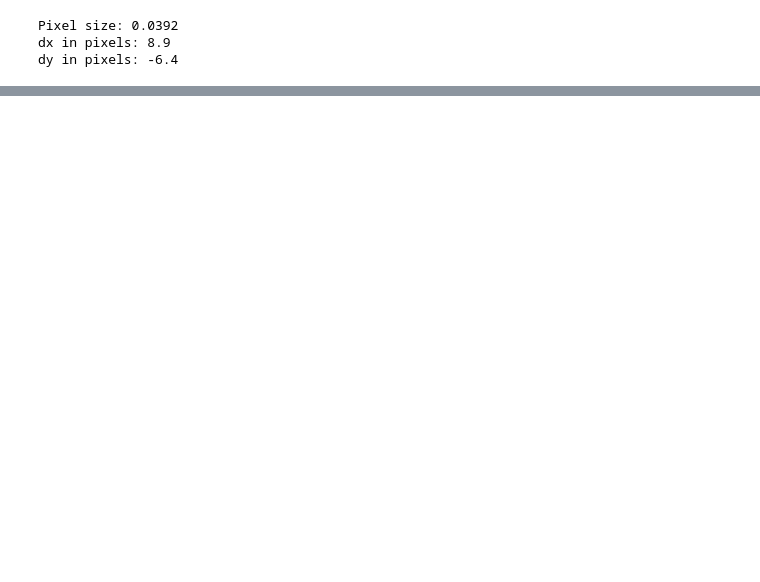
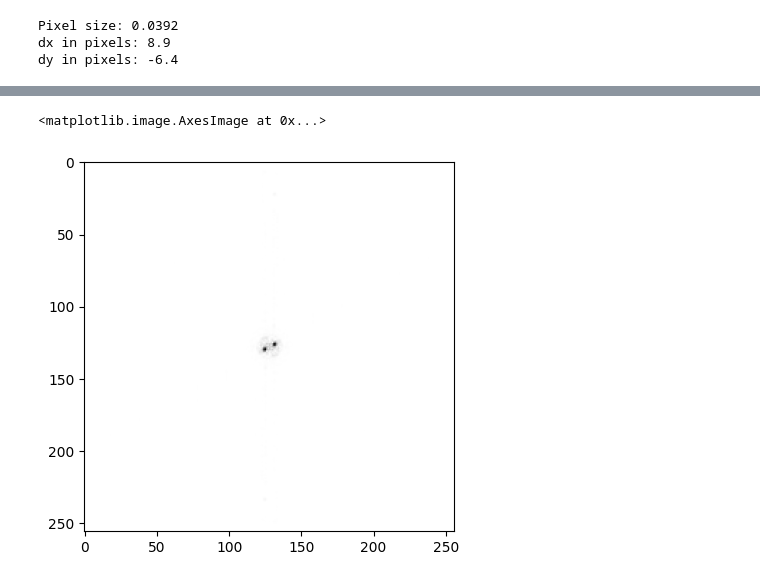
Before and after one commit to ConnorV97/Ko_Group_Software_Apps, a Jupyter notebook: Python Codes/Test_Files/Data_Analysis/FFT 2D Lattice Simulations.ipynb, the cells around one changed output, grey strips where cells are left out. Cells and saved outputs as stored; diff of their text form; code cells hidden in the pictures; blank space fills up the shorter version.

```diff
--- a/Python Codes/Test_Files/Data_Analysis/FFT 2D Lattice Simulations.ipynb
+++ b/Python Codes/Test_Files/Data_Analysis/FFT 2D Lattice Simulations.ipynb
@@ -355,0 +401,7 @@ plt.imshow(np.abs(np.fft.fftshift(cross)), cmap = "viridis")
+# %%
+fft_z_1= np.fft.fft2(window_z_1)
+fft_z_2 = np.fft.fft2(window_z_2)
+plt.imshow(np.abs(np.fft.fftshift(fft_z_1)), cmap = "binary")
+# %% [output]
+<matplotlib.image.AxesImage at 0x...>
+[figure, added]
```
Also changed, not shown: parts of 23 cells of this notebook, 1 other file.
